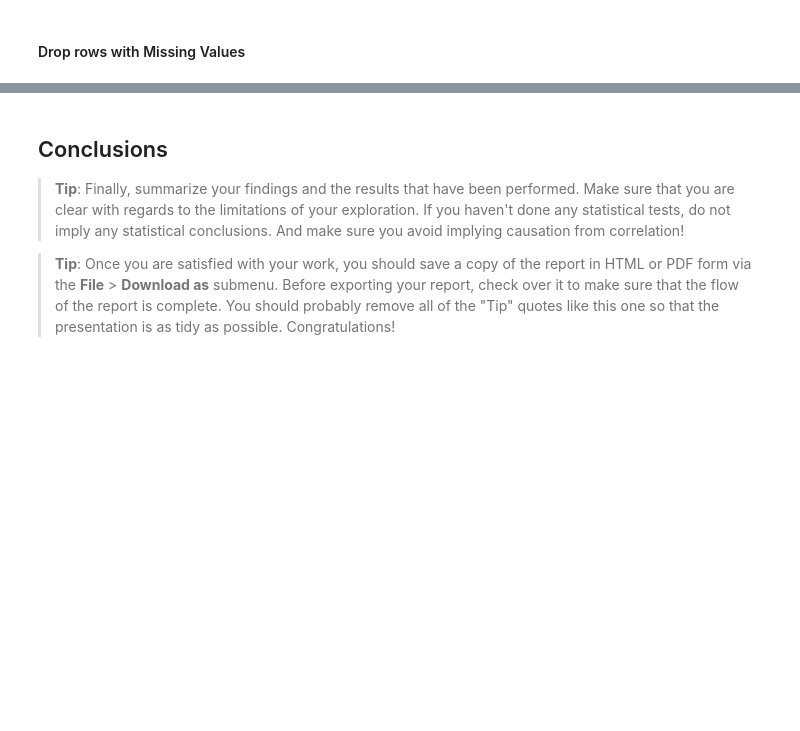
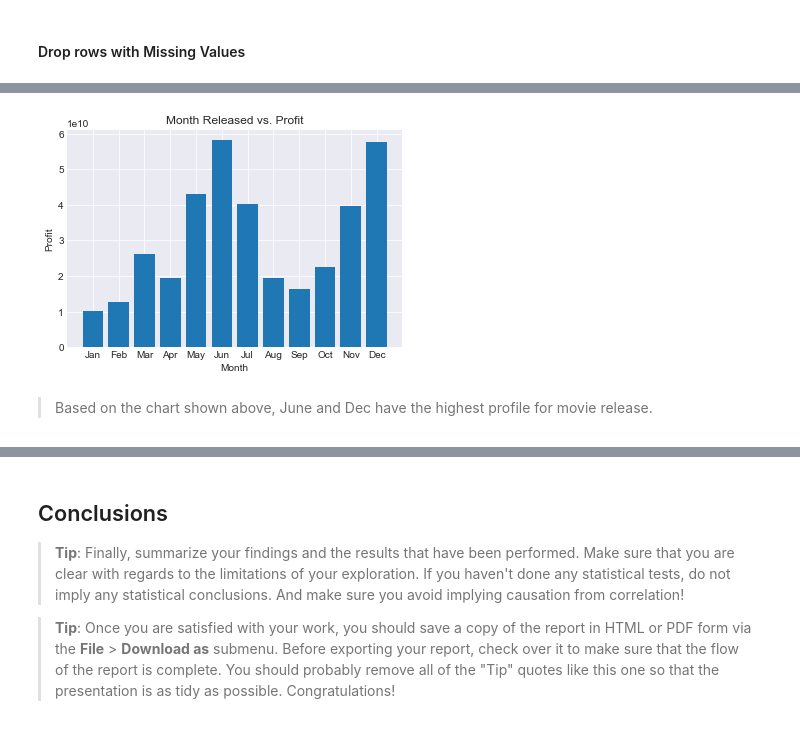
Before and after one commit to emilylauyw/Udacity-DAND-Project3-Investigate-TMDb-Movie-Dataset, a Jupyter notebook: investigate-tmdb-dataset.ipynb, the cells around one changed output, grey strips where cells are left out. Cells and saved outputs as stored; diff of their text form; code cells hidden in the pictures; blank space fills up the shorter version.

```diff
--- a/investigate-tmdb-dataset.ipynb
+++ b/investigate-tmdb-dataset.ipynb
@@ -312,0 +438,6 @@ Now that I've trimmed and cleaned the data, I can compute statistics and create
+# %%
+# Extract month from release date and create as a new column
+movie_df['month'] = movie_df['release_date'].apply(lambda x: x.month)
+
+#Confirm the changes
+movie_df.head(1)
@@ -312,0 +447,4 @@ Now that I've trimmed and cleaned the data, I can compute statistics and create
+# %%
+# Group by month and sum the profit.
+profit_each_month = movie_df.groupby('month')['profit'].sum()
+profit_each_month
@@ -312,0 +466,12 @@ Now that I've trimmed and cleaned the data, I can compute statistics and create
+# %%
+# Display result using bar chart
+sns.set_style('darkgrid')
+month_name = ['Jan', 'Feb', 'Mar', 'Apr', 'May', 'Jun', 'Jul', 'Aug', 'Sep', 'Oct', 'Nov', 'Dec']
+plt.bar([1,2,3,4,5,6,7,8,9,10,11,12], profit_each_month, tick_label = month_name)
+plt.title('Month Released vs. Profit')
+plt.ylabel('Profit')
+plt.xlabel('Month');
+# %% [output]
+[figure, added]
+# %% [markdown]
+> Based on the chart shown above, June and Dec have the highest profile for movie release.
```
Also changed, not shown: parts of 42 cells of this notebook.
